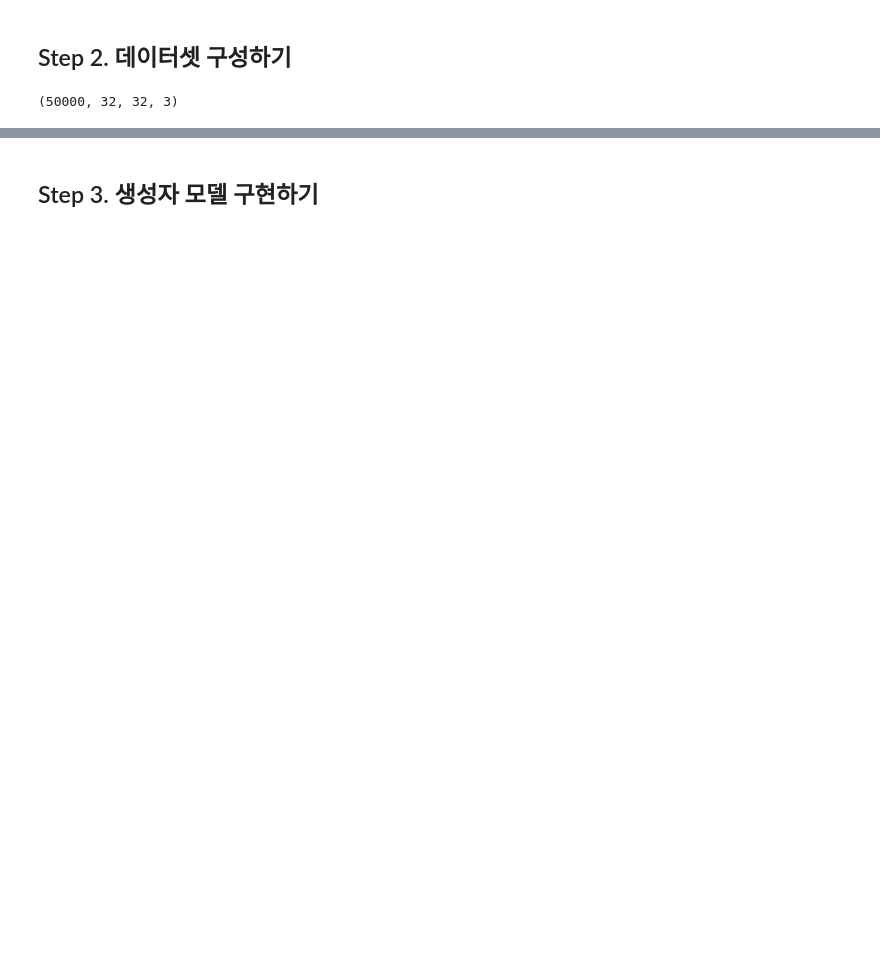
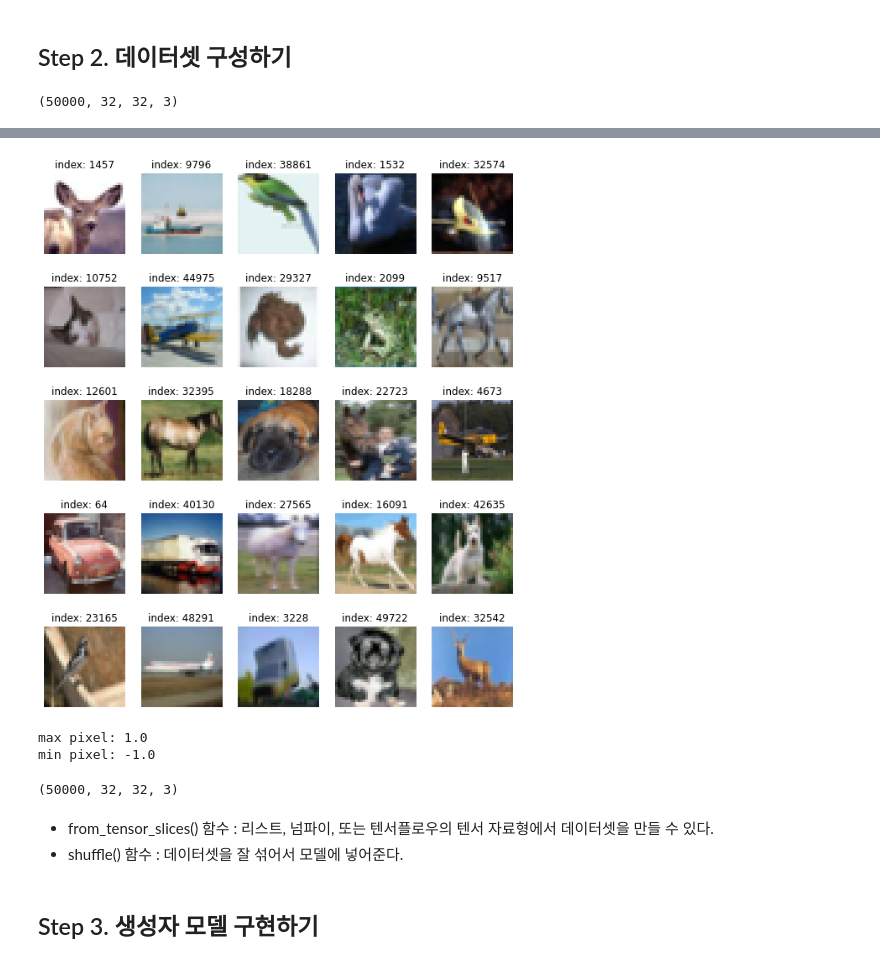
Before and after one commit to soy53/AIFFEL, a Jupyter notebook: Exploration/[E-11]Generator_modeling.ipynb, the cells around one changed output, grey strips where cells are left out. Cells and saved outputs as stored; diff of their text form; code cells hidden in the pictures; blank space fills up the shorter version.

```diff
--- a/Exploration/[E-11]Generator_modeling.ipynb
+++ b/Exploration/[E-11]Generator_modeling.ipynb
@@ -30,0 +61,29 @@ train_x.shape
+# %%
+# 랜덤으로 25개 이미지 뽑기
+plt.figure(figsize=(10, 12))
+
+for i in range(25):
+    plt.subplot(5, 5, i+1)
+    random_index = np.random.randint(1, 50000)
+    plt.imshow(train_x[random_index].reshape(32, 32, 3))
+    plt.title(f'index: {random_index}')
+    plt.axis('off')
+
+plt.show()
+# %% [output]
+[figure, added]
+# %%
+# 이미지를 [-1, 1]로 정규화
+train_x = (train_x - 127.5) / 127.5
+
+print("max pixel:", train_x.max())
+print("min pixel:", train_x.min())
+# %% [output]
+max pixel: 1.0
+min pixel: -1.0
+# %%
+train_x = train_x.reshape(train_x.shape[0], 32, 32, 3).astype('float32')
+ # 색채이미지에 대한 채널 수(3) 추가
+train_x.shape
+# %% [output]
+(50000, 32, 32, 3)
@@ -31,2 +97,5 @@ train_x.shape
+# %% [markdown]
+- from_tensor_slices() 함수 : 리스트, 넘파이, 또는 텐서플로우의 텐서 자료형에서 데이터셋을 만들 수 있다.
+- shuffle() 함수 : 데이터셋을 잘 섞어서 모델에 넣어준다.
 # %% [markdown]
 ## Step 3. 생성자 모델 구현하기
```
Also changed, not shown: parts of 44 cells of this notebook.
